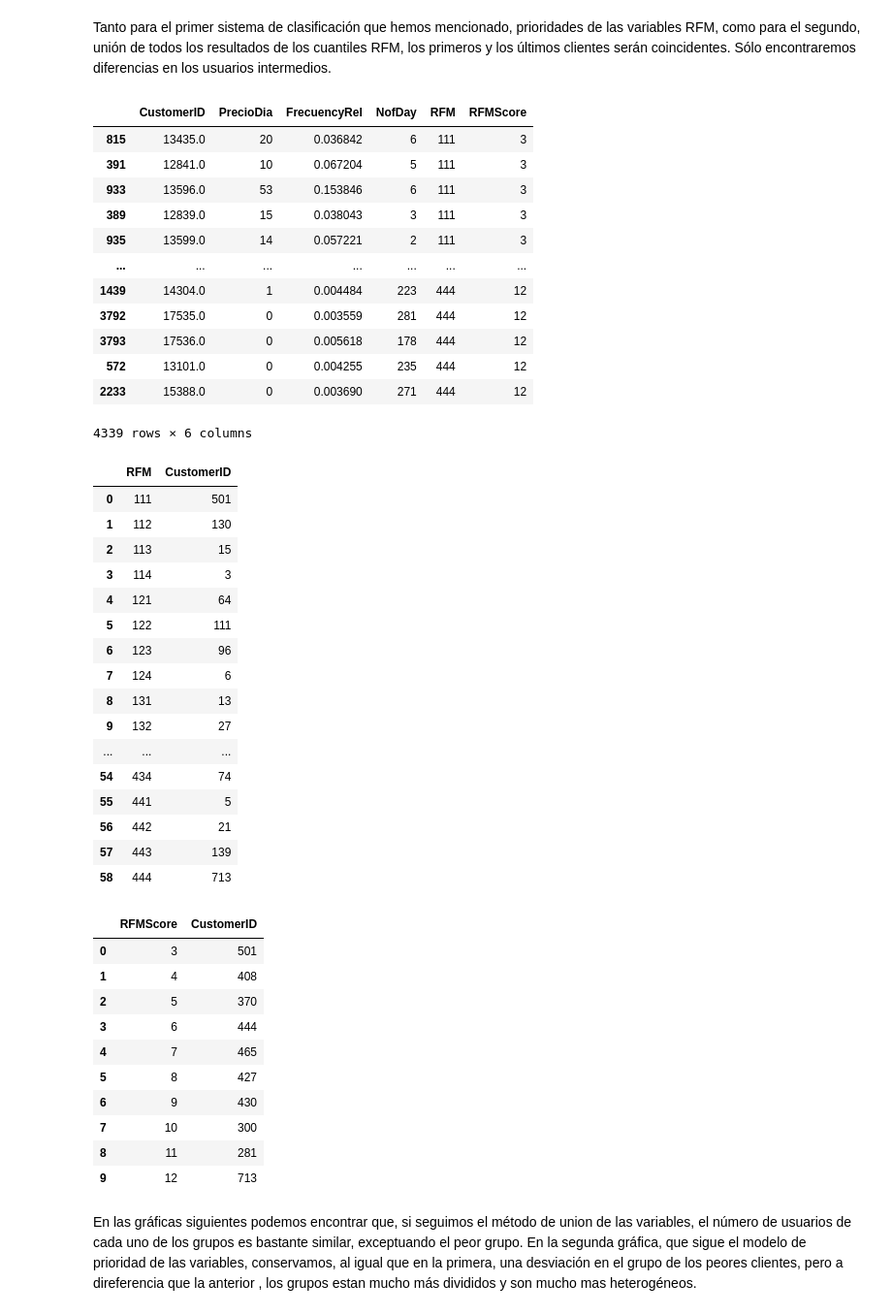
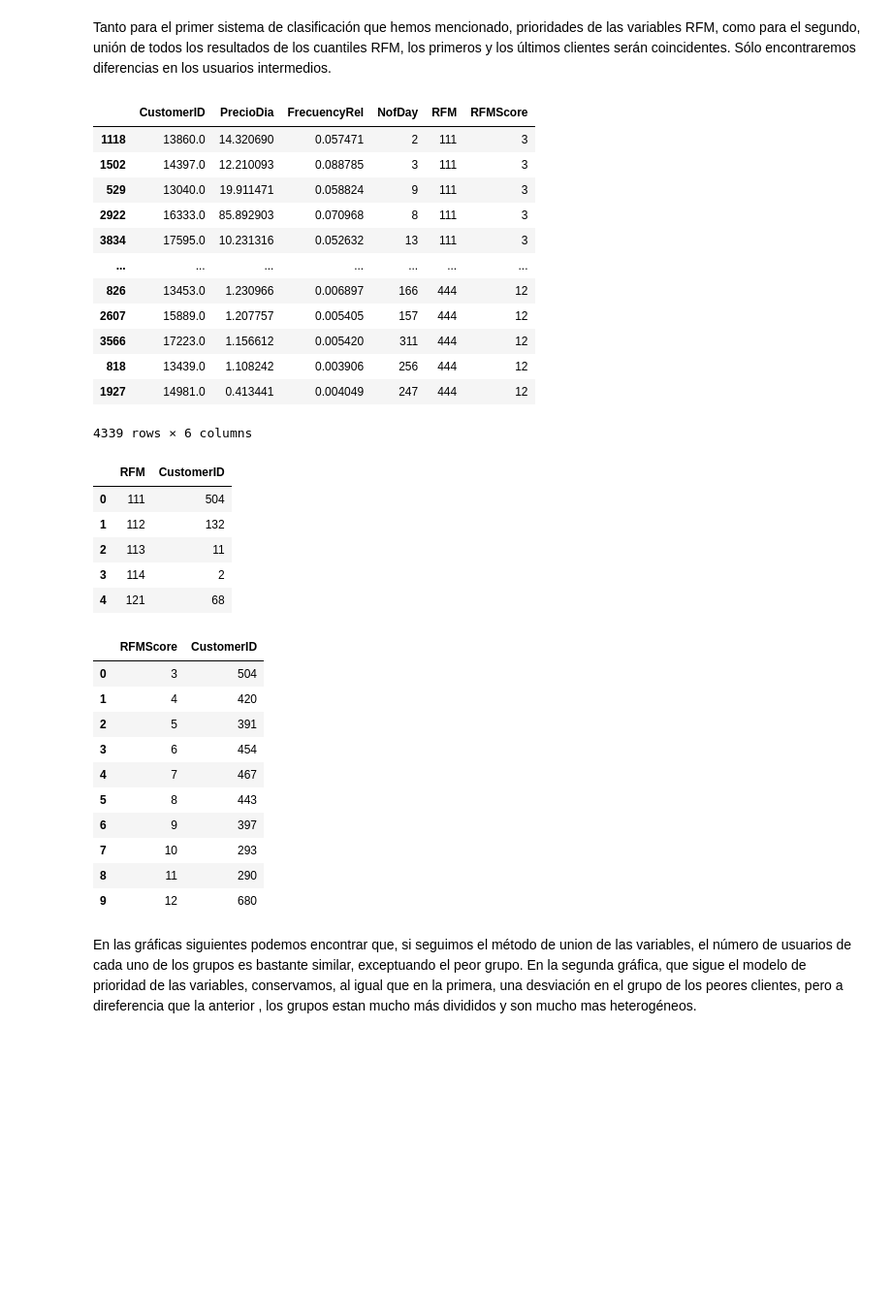
Before and after one commit to SBGuillermo/TFM-AnalisisComercio, a Jupyter notebook: Notebooks/4_Analisis_RFM.ipynb, the cells around one changed output. Shown at 97% size. Cells and saved outputs as stored; diff of their text form; code cells hidden in the pictures; blank space fills up the shorter version.

```diff
--- a/Notebooks/4_Analisis_RFM.ipynb
+++ b/Notebooks/4_Analisis_RFM.ipynb
@@ -371,7 +378,7 @@ final_table=pd.DataFrame()
 Creamos la tabla con los valores relativos del RFM
 # %%
 final_table['CustomerID'] = partial_table['CustomerID']
-final_table['PrecioDia'] = (partial_table['PrecioTotal'] / partial_table['seniority']).astype('int')
+final_table['PrecioDia'] = (partial_table['PrecioTotal'] / partial_table['seniority'])
 final_table['FrecuencyRel'] = (partial_table['frecuency'] / partial_table['seniority'])
 final_table['NofDay'] = partial_table['NofDay']
 final_table
@@ -455,54 +462,43 @@ Tanto para el primer sistema de clasificación que hemos mencionado, prioridades
 final_table_RFM.sort_values('RFM', ascending=True)
 # %% [output]
 |  | CustomerID | PrecioDia | FrecuencyRel | NofDay | RFM | RFMScore |
-| 815 | 13435.0 | 20 | 0.036842 | 6 | 111 | 3 |
-| 391 | 12841.0 | 10 | 0.067204 | 5 | 111 | 3 |
-| 933 | 13596.0 | 53 | 0.153846 | 6 | 111 | 3 |
-| 389 | 12839.0 | 15 | 0.038043 | 3 | 111 | 3 |
-| 935 | 13599.0 | 14 | 0.057221 | 2 | 111 | 3 |
+| 1118 | 13860.0 | 14.320690 | 0.057471 | 2 | 111 | 3 |
+| 1502 | 14397.0 | 12.210093 | 0.088785 | 3 | 111 | 3 |
+| 529 | 13040.0 | 19.911471 | 0.058824 | 9 | 111 | 3 |
+| 2922 | 16333.0 | 85.892903 | 0.070968 | 8 | 111 | 3 |
+| 3834 | 17595.0 | 10.231316 | 0.052632 | 13 | 111 | 3 |
 | ... | ... | ... | ... | ... | ... | ... |
-| 1439 | 14304.0 | 1 | 0.004484 | 223 | 444 | 12 |
-| 3792 | 17535.0 | 0 | 0.003559 | 281 | 444 | 12 |
-| 3793 | 17536.0 | 0 | 0.005618 | 178 | 444 | 12 |
-| 572 | 13101.0 | 0 | 0.004255 | 235 | 444 | 12 |
-| 2233 | 15388.0 | 0 | 0.003690 | 271 | 444 | 12 |
+| 826 | 13453.0 | 1.230966 | 0.006897 | 166 | 444 | 12 |
+| 2607 | 15889.0 | 1.207757 | 0.005405 | 157 | 444 | 12 |
+| 3566 | 17223.0 | 1.156612 | 0.005420 | 311 | 444 | 12 |
+| 818 | 13439.0 | 1.108242 | 0.003906 | 256 | 444 | 12 |
+| 1927 | 14981.0 | 0.413441 | 0.004049 | 247 | 444 | 12 |
 4339 rows × 6 columns
 # %%
 RMF_table = final_table_RFM.groupby('RFM', as_index=False)['CustomerID'].count()
-RMF_table
+RMF_table.head()
 # %% [output]
 |  | RFM | CustomerID |
-| 0 | 111 | 501 |
-| 1 | 112 | 130 |
-| 2 | 113 | 15 |
-| 3 | 114 | 3 |
-| 4 | 121 | 64 |
-| 5 | 122 | 111 |
-| 6 | 123 | 96 |
-| 7 | 124 | 6 |
-| 8 | 131 | 13 |
-| 9 | 132 | 27 |
-| ... | ... | ... |
-| 54 | 434 | 74 |
-| 55 | 441 | 5 |
-| 56 | 442 | 21 |
-| 57 | 443 | 139 |
-| 58 | 444 | 713 |
+| 0 | 111 | 504 |
+| 1 | 112 | 132 |
+| 2 | 113 | 11 |
+| 3 | 114 | 2 |
+| 4 | 121 | 68 |
 # %%
 RMFScore_table = final_table_RFM.groupby('RFMScore', as_index=False)['CustomerID'].count()
 RMFScore_table
 # %% [output]
 |  | RFMScore | CustomerID |
-| 0 | 3 | 501 |
-| 1 | 4 | 408 |
-| 2 | 5 | 370 |
-| 3 | 6 | 444 |
-| 4 | 7 | 465 |
-| 5 | 8 | 427 |
-| 6 | 9 | 430 |
-| 7 | 10 | 300 |
-| 8 | 11 | 281 |
-| 9 | 12 | 713 |
+| 0 | 3 | 504 |
+| 1 | 4 | 420 |
+| 2 | 5 | 391 |
+| 3 | 6 | 454 |
+| 4 | 7 | 467 |
+| 5 | 8 | 443 |
+| 6 | 9 | 397 |
+| 7 | 10 | 293 |
+| 8 | 11 | 290 |
+| 9 | 12 | 680 |
 # %% [markdown]
 En las gráficas siguientes podemos encontrar que, si seguimos el método de union de las variables, el número de usuarios de cada uno de los grupos es bastante similar, exceptuando el peor grupo.
 En la segunda gráfica, que sigue el modelo de prioridad de las variables, conservamos, al igual que en la primera, una desviación en el grupo de los peores clientes, pero a direferencia que la anterior , los grupos estan mucho más divididos y son mucho mas heterogéneos.
```
Also changed, not shown: parts of 23 cells of this notebook.
